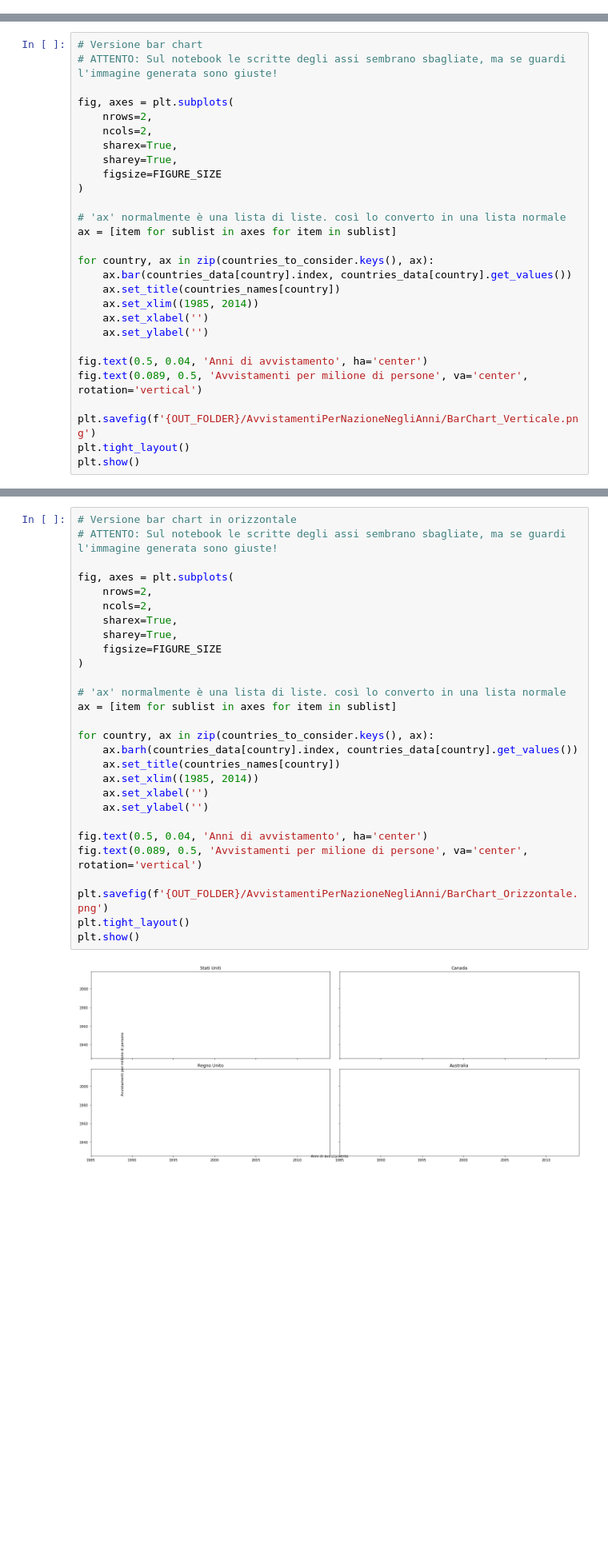
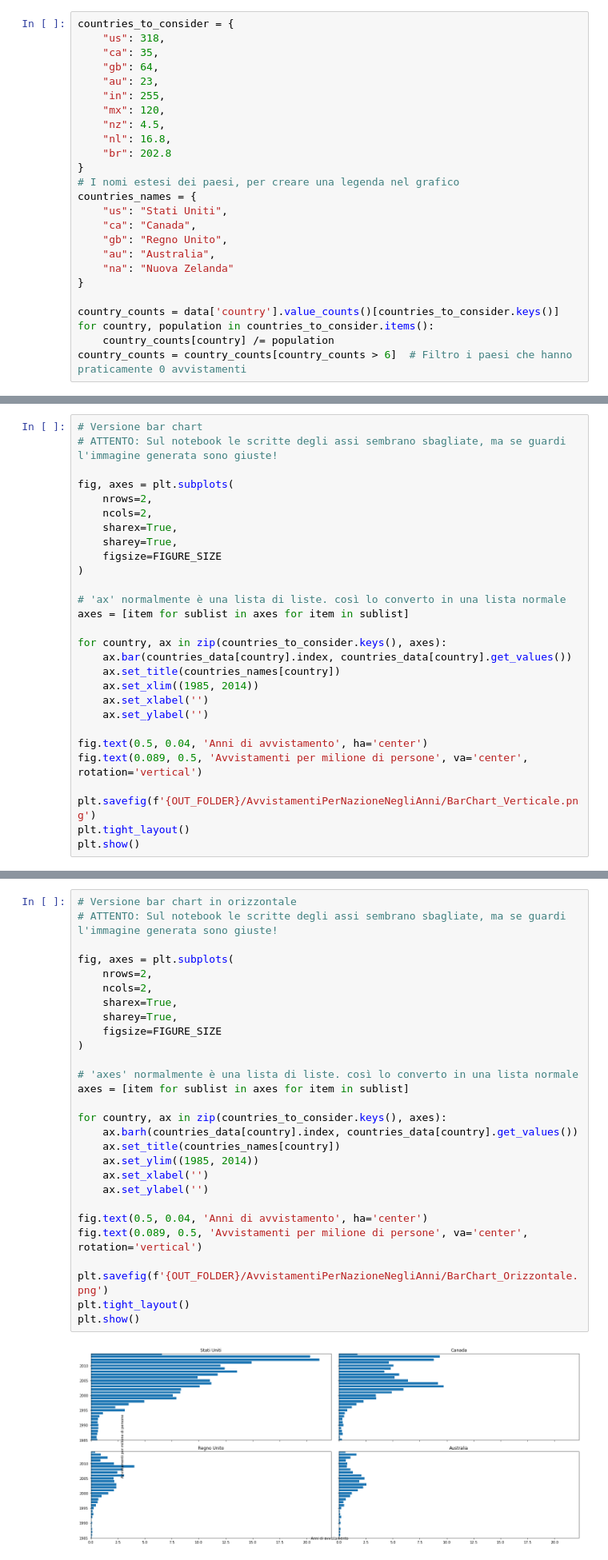
Before and after one commit to mrkct/scivis-progetto, a Jupyter notebook: ufo.ipynb, the cells around one changed output, grey strips where cells are left out. Shown at 80% size. Cells and saved outputs as stored; diff of their text form; blank space fills up the shorter version.

```diff
--- a/ufo.ipynb
+++ b/ufo.ipynb
@@ -76,0 +103,25 @@ plt.show()
+# %%
+countries_to_consider = {
+    "us": 318,
+    "ca": 35,
+    "gb": 64,
+    "au": 23,
+    "in": 255,
+    "mx": 120,
+    "nz": 4.5,
+    "nl": 16.8,
+    "br": 202.8
+}
+# I nomi estesi dei paesi, per creare una legenda nel grafico
+countries_names = {
+    "us": "Stati Uniti",
+    "ca": "Canada",
+    "gb": "Regno Unito",
+    "au": "Australia",
+    "na": "Nuova Zelanda"
+}
+
+country_counts = data['country'].value_counts()[countries_to_consider.keys()]
+for country, population in countries_to_consider.items():
+    country_counts[country] /= population
+country_counts = country_counts[country_counts > 6]  # Filtro i paesi che hanno praticamente 0 avvistamenti
@@ -173,9 +298,9 @@ fig, axes = plt.subplots(
 )
 
 # 'ax' normalmente è una lista di liste. così lo converto in una lista normale
-ax = [item for sublist in axes for item in sublist]
+axes = [item for sublist in axes for item in sublist]
 
-for country, ax in zip(countries_to_consider.keys(), ax):
+for country, ax in zip(countries_to_consider.keys(), axes):
     ax.bar(countries_data[country].index, countries_data[country].get_values())
     ax.set_title(countries_names[country])
     ax.set_xlim((1985, 2014))
@@ -193,33 +318,33 @@ plt.show()
 # %%
 # Versione bar chart in orizzontale
 # ATTENTO: Sul notebook le scritte degli assi sembrano sbagliate, ma se guardi l'immagine generata sono giuste!
 
 fig, axes = plt.subplots(
     nrows=2,
     ncols=2,
     sharex=True,
     sharey=True,
     figsize=FIGURE_SIZE
 )
 
-# 'ax' normalmente è una lista di liste. così lo converto in una lista normale
-ax = [item for sublist in axes for item in sublist]
+# 'axes' normalmente è una lista di liste. così lo converto in una lista normale
+axes = [item for sublist in axes for item in sublist]
 
-for country, ax in zip(countries_to_consider.keys(), ax):
+for country, ax in zip(countries_to_consider.keys(), axes):
     ax.barh(countries_data[country].index, countries_data[country].get_values())
     ax.set_title(countries_names[country])
-    ax.set_xlim((1985, 2014))
+    ax.set_ylim((1985, 2014))
     ax.set_xlabel('')
     ax.set_ylabel('')
 
 fig.text(0.5, 0.04, 'Anni di avvistamento', ha='center')
 fig.text(0.089, 0.5, 'Avvistamenti per milione di persone', va='center', rotation='vertical')
 
 plt.savefig(f'{OUT_FOLDER}/AvvistamentiPerNazioneNegliAnni/BarChart_Orizzontale.png')
 plt.tight_layout()
 plt.show()
 # %% [output]
-[figure, old version]
+[figure, new version]
 # %% [markdown]
 # Quanto dura un'avvistamento?
 Alcuni grafici che mostrano quanto durano gli avvistamenti e se è cambiata la durata nel tempo
```
Also changed, not shown: parts of 10 cells of this notebook.
